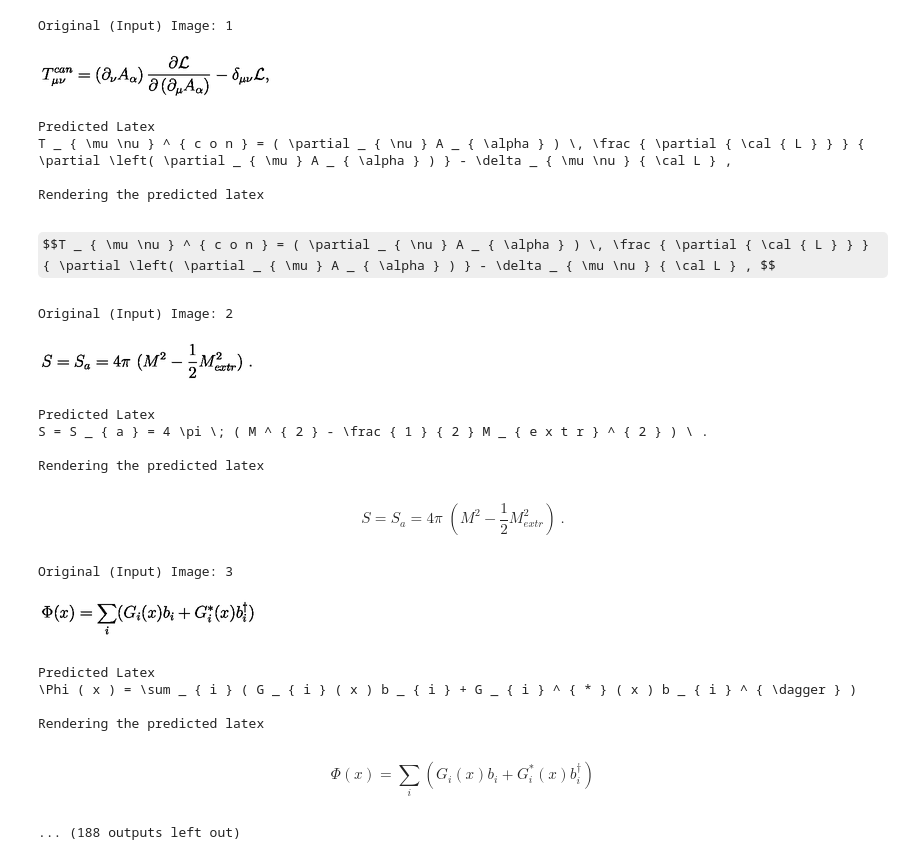
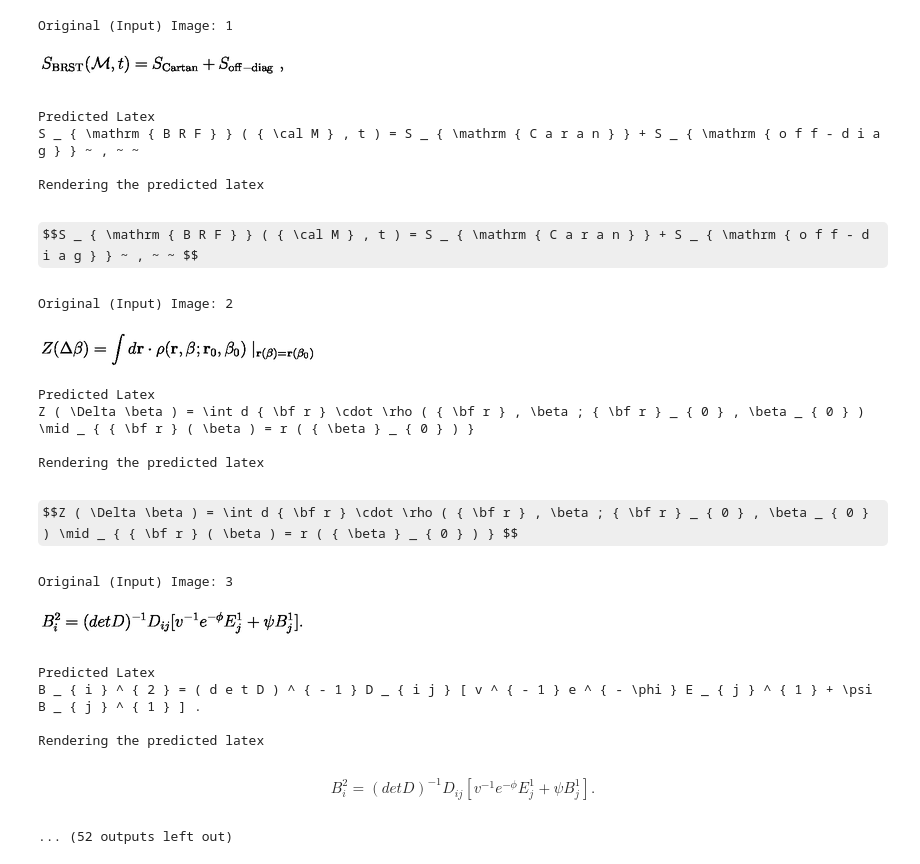
Before and after one commit to ritheshkumar95/im2latex-tensorflow, a Jupyter notebook: Predict.ipynb, the cells around one changed output. Cells and saved outputs as stored; diff of their text form; code cells hidden in the pictures; some formulas as TeX source.

```diff
--- a/Predict.ipynb
+++ b/Predict.ipynb
@@ -21,37 +21,37 @@ def showarray(a, fmt='png'):
     PIL.Image.fromarray(a).save(f, fmt)
     IPython.display.display(IPython.display.Image(data=f.getvalue()))
 # %%
-batch_size=64
+batch_size=16
 from PIL import Image as Img
 for i in xrange(batch_size):
     preds_chars = idx_to_chars(preds[i,1:]).replace('$','')
     print "Original (Input) Image: %d"%(i+1)
     showarray(imgs[i][0])
     print "Predicted Latex"
     print preds_chars.split('#END')[0]
     print "\nRendering the predicted latex"
     displayPreds(preds_chars)
     print "\n"
 # %% [output]
 Original (Input) Image: 1
-[figure, old version]
+[figure, new version]
 Predicted Latex
-T _ { \mu \nu } ^ { c o n } = ( \partial _ { \nu } A _ { \alpha } ) \, \frac { \partial { \cal { L } } } { \partial \left( \partial _ { \mu } A _ { \alpha } ) } - \delta _ { \mu \nu } { \cal L } ,
+S _ { \mathrm { B R F } } ( { \cal M } , t ) = S _ { \mathrm { C a r a n } } + S _ { \mathrm { o f f - d i a g } } ~ , ~ ~
 
 Rendering the predicted latex
-$$T _ { \mu \nu } ^ { c o n } = ( \partial _ { \nu } A _ { \alpha } ) \, \frac { \partial { \cal { L } } } { \partial \left( \partial _ { \mu } A _ { \alpha } ) } - \delta _ { \mu \nu } { \cal L } , $$
+$$S _ { \mathrm { B R F } } ( { \cal M } , t ) = S _ { \mathrm { C a r a n } } + S _ { \mathrm { o f f - d i a g } } ~ , ~ ~ $$
 Original (Input) Image: 2
-[figure, old version]
+[figure, new version]
 Predicted Latex
-S = S _ { a } = 4 \pi \; ( M ^ { 2 } - \frac { 1 } { 2 } M _ { e x t r } ^ { 2 } ) \ .
+Z ( \Delta \beta ) = \int d { \bf r } \cdot \rho ( { \bf r } , \beta ; { \bf r } _ { 0 } , \beta _ { 0 } ) \mid _ { { \bf r } ( \beta ) = r ( { \beta } _ { 0 } ) }
 
 Rendering the predicted latex
-$$S = S _ { a } = 4 \pi \; ( M ^ { 2 } - \frac { 1 } { 2 } M _ { e x t r } ^ { 2 } ) \ . $$
+$$Z ( \Delta \beta ) = \int d { \bf r } \cdot \rho ( { \bf r } , \beta ; { \bf r } _ { 0 } , \beta _ { 0 } ) \mid _ { { \bf r } ( \beta ) = r ( { \beta } _ { 0 } ) } $$
 Original (Input) Image: 3
-[figure, old version]
+[figure, new version]
 Predicted Latex
-\Phi ( x ) = \sum _ { i } ( G _ { i } ( x ) b _ { i } + G _ { i } ^ { * } ( x ) b _ { i } ^ { \dagger } )
+B _ { i } ^ { 2 } = ( d e t D ) ^ { - 1 } D _ { i j } [ v ^ { - 1 } e ^ { - \phi } E _ { j } ^ { 1 } + \psi B _ { j } ^ { 1 } ] .
 
 Rendering the predicted latex
-$$\Phi ( x ) = \sum _ { i } ( G _ { i } ( x ) b _ { i } + G _ { i } ^ { * } ( x ) b _ { i } ^ { \dagger } ) $$
+$$B _ { i } ^ { 2 } = ( d e t D ) ^ { - 1 } D _ { i j } [ v ^ { - 1 } e ^ { - \phi } E _ { j } ^ { 1 } + \psi B _ { j } ^ { 1 } ] . $$
-... (188 outputs left out)
+... (52 outputs left out)
```
Also changed, not shown: 2 other files.
